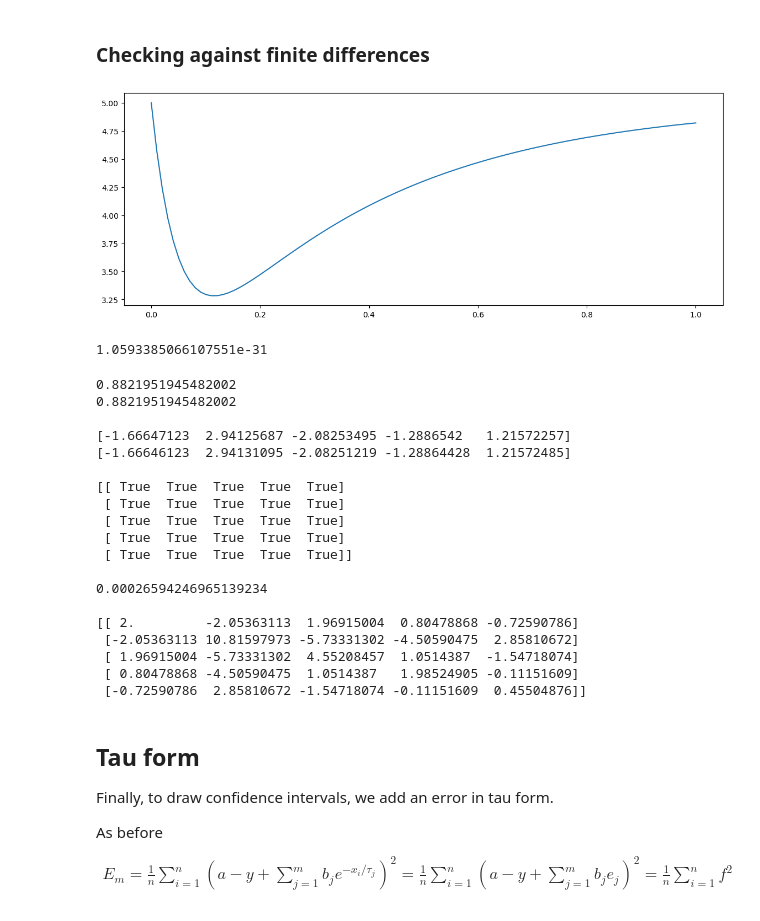
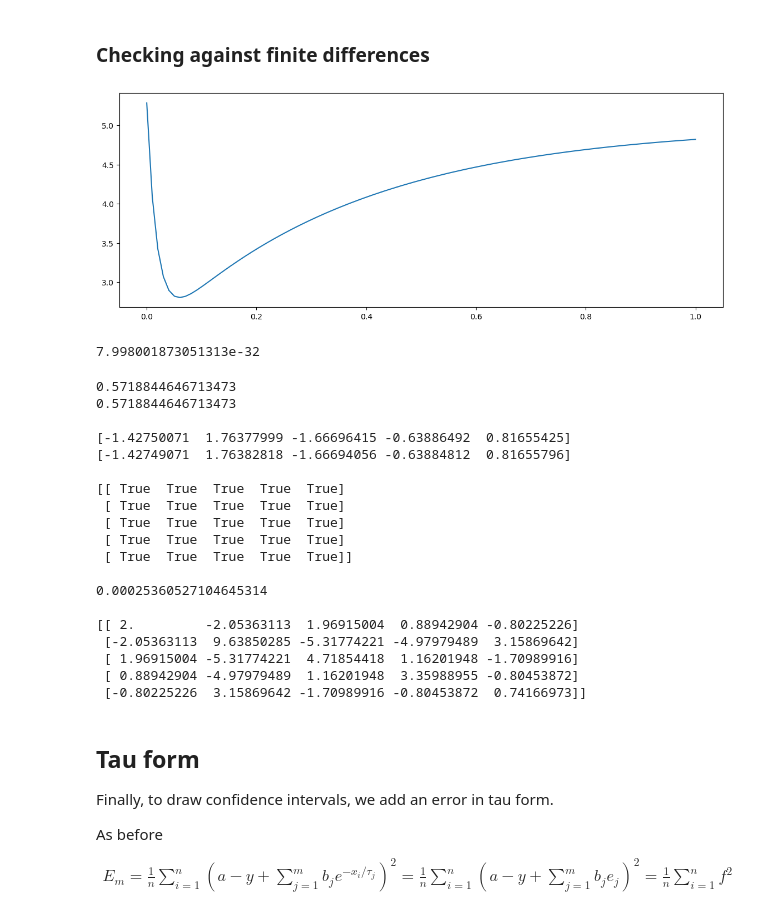
Before and after one commit to myokit/expfit, a Jupyter notebook: docs/expfit-4b-special-forms.ipynb, the cells around one changed output. Saved outputs shown, nothing was run; the diff lists cells and outputs as text; code cells hidden in the pictures.

```diff
--- a/docs/expfit-4b-special-forms.ipynb
+++ b/docs/expfit-4b-special-forms.ipynb
@@ -289,19 +289,19 @@ r \neq s, \frac{\partial^2 E_m}{\partial \gamma_r \gamma_s}
 # %%
 x = np.linspace(0, 1, 100)
 
-a, bt1, ct1, bt2, ct2 = 5, 1, 1, 1, 3
+a, bt1, ct1, bt2, ct2 = 5, 1, 1, 1.1, 4
 z = np.array([-1, 1])
 y = a + z[0] * np.exp(bt1) * np.exp(-np.exp(ct1) * x) + z[1] * np.exp(bt2) * np.exp(-np.exp(ct2) * x)
 
 a0, bt10, ct10, bt20, ct20 = a - 1, bt1 + 1, ct1 + 1, bt2 + 1, ct1 + 2
 
 import matplotlib.pyplot as plt
 fig = plt.figure(figsize=(14, 5))
 ax = fig.add_subplot()
 ax.plot(x, y)
 plt.show()
 # %% [output]
-[figure, old version]
+[figure, new version]
 # %%
 def mse(x, y, p):
     d = len(p)
@@ -339,7 +339,7 @@ def mse_jac_hes_fd(x, y, p, dp=1e-5):
 
 print(mse(x, y, [a, bt1, ct1, bt2, ct2]))
 # %% [output]
-1.0593385066107551e-31
+7.998001873051313e-32
 # %%
 def mse_jac_hes(x, y, p):
     d = len(p)
@@ -417,11 +417,11 @@ with np.printoptions(linewidth=120):
     print()
     print(h1)
 # %% [output]
-0.8821951945482002
-0.8821951945482002
+0.5718844646713473
+0.5718844646713473
 
-[-1.66647123  2.94125687 -2.08253495 -1.2886542   1.21572257]
-[-1.66646123  2.94131095 -2.08251219 -1.28864428  1.21572485]
+[-1.42750071  1.76377999 -1.66696415 -0.63886492  0.81655425]
+[-1.42749071  1.76382818 -1.66694056 -0.63884812  0.81655796]
 
 [[ True  True  True  True  True]
  [ True  True  True  True  True]
@@ -429,13 +429,13 @@ with np.printoptions(linewidth=120):
  [ True  True  True  True  True]
  [ True  True  True  True  True]]
 
-0.00026594246965139234
+0.00025360527104645314
 
-[[ 2.         -2.05363113  1.96915004  0.80478868 -0.72590786]
- [-2.05363113 10.81597973 -5.73331302 -4.50590475  2.85810672]
- [ 1.96915004 -5.73331302  4.55208457  1.0514387  -1.54718074]
- [ 0.80478868 -4.50590475  1.0514387   1.98524905 -0.11151609]
- [-0.72590786  2.85810672 -1.54718074 -0.11151609  0.45504876]]
+[[ 2.         -2.05363113  1.96915004  0.88942904 -0.80225226]
+ [-2.05363113  9.63850285 -5.31774221 -4.97979489  3.15869642]
+ [ 1.96915004 -5.31774221  4.71854418  1.16201948 -1.70989916]
+ [ 0.88942904 -4.97979489  1.16201948  3.35988955 -0.80453872]
+ [-0.80225226  3.15869642 -1.70989916 -0.80453872  0.74166973]]
 # %% [markdown]
 ## Tau form
 
```
Also changed, not shown: 15 other files.
